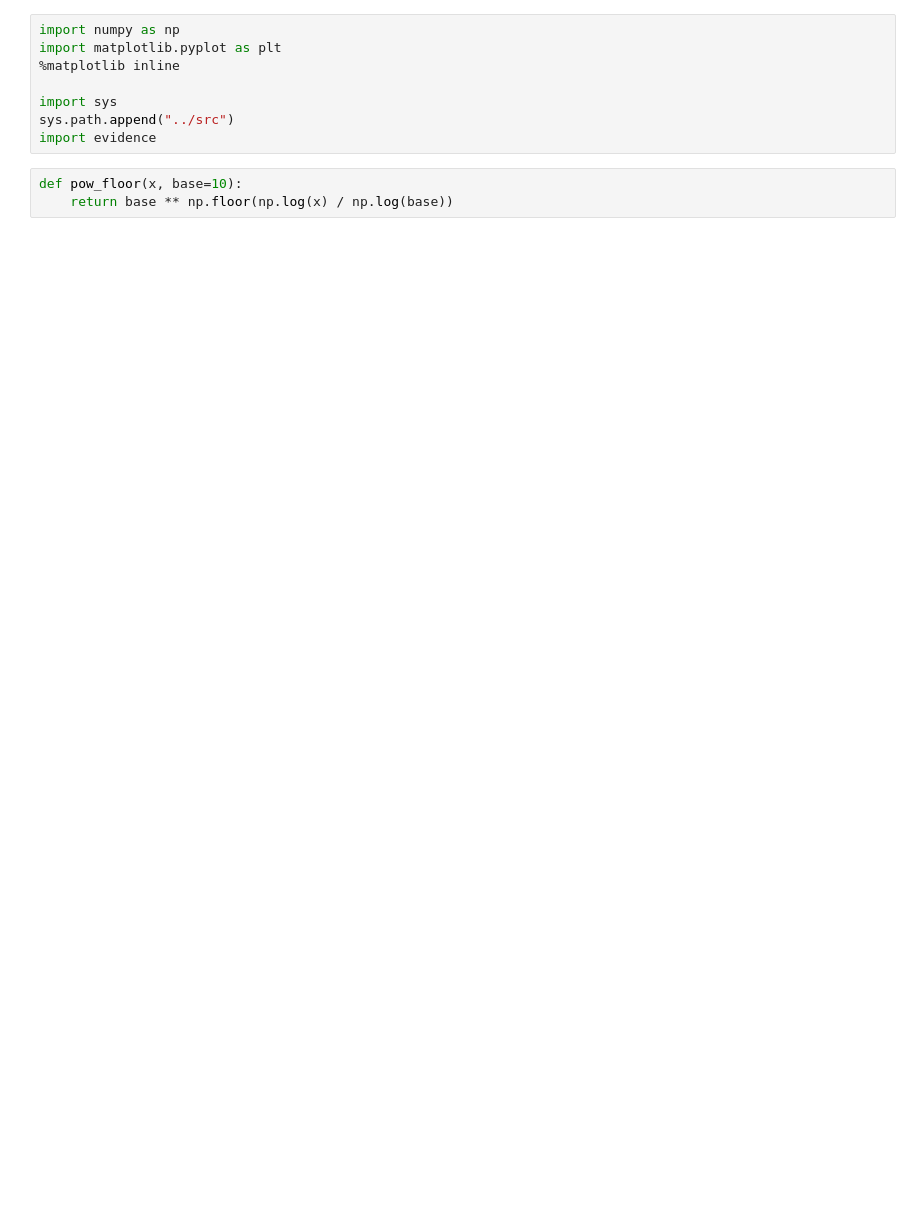
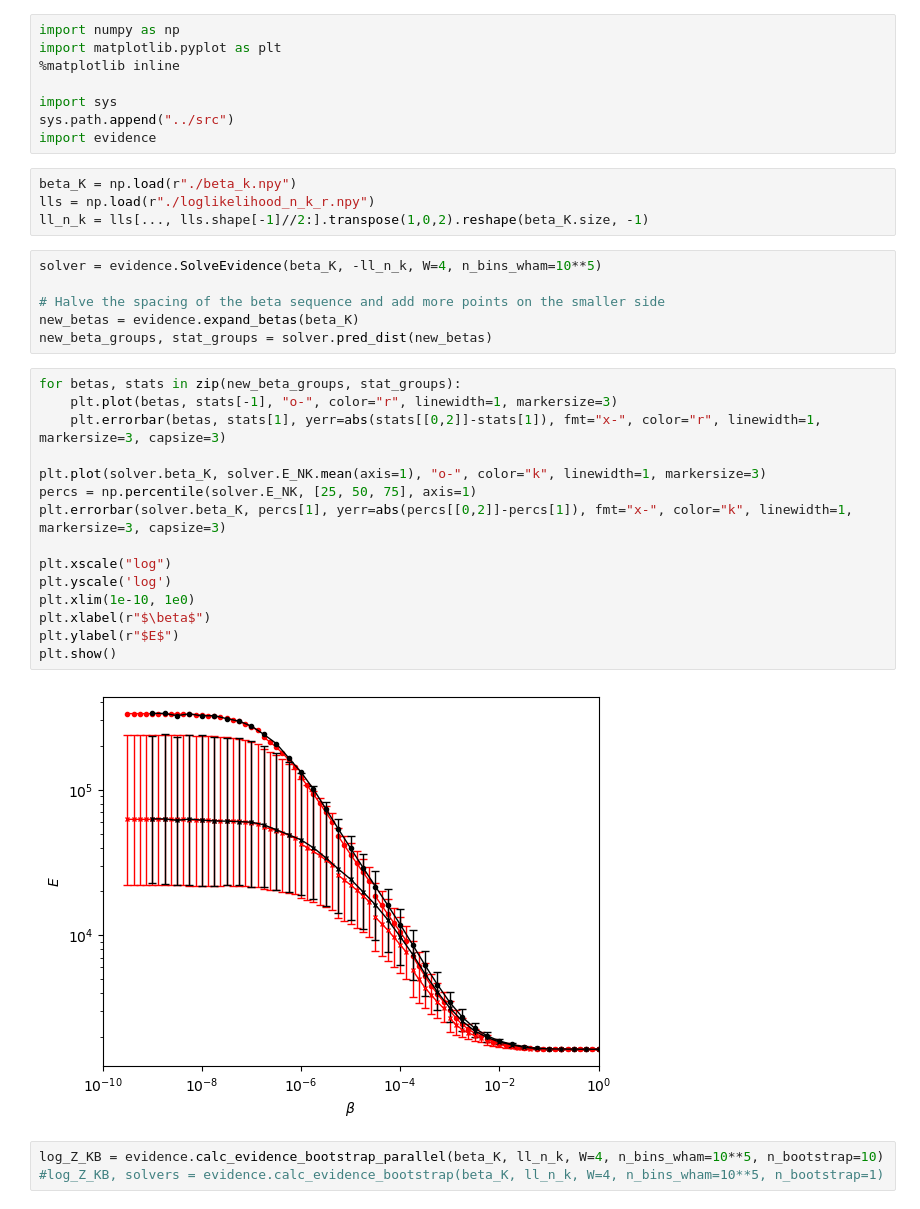
Before and after one commit to Y-Saki26/EvidenceEMC, a Jupyter notebook: example/example.ipynb, the cells around one changed output. Drawn from its saved outputs; the diff is of its cells as text; blank space fills up the shorter version.

```diff
--- a/example/example.ipynb
+++ b/example/example.ipynb
@@ -6,7 +6,34 @@ import matplotlib.pyplot as plt
 import sys
 sys.path.append("../src")
 import evidence
-# %%
-def pow_floor(x, base=10):
-    return base ** np.floor(np.log(x) / np.log(base))
+# %%
+beta_K = np.load(r"./beta_k.npy")
+lls = np.load(r"./loglikelihood_n_k_r.npy")
+ll_n_k = lls[..., lls.shape[-1]//2:].transpose(1,0,2).reshape(beta_K.size, -1)
+# %%
+solver = evidence.SolveEvidence(beta_K, -ll_n_k, W=4, n_bins_wham=10**5)
+
+# Halve the spacing of the beta sequence and add more points on the smaller side
+new_betas = evidence.expand_betas(beta_K)
+new_beta_groups, stat_groups = solver.pred_dist(new_betas)
+# %%
+for betas, stats in zip(new_beta_groups, stat_groups):
+    plt.plot(betas, stats[-1], "o-", color="r", linewidth=1, markersize=3)
+    plt.errorbar(betas, stats[1], yerr=abs(stats[[0,2]]-stats[1]), fmt="x-", color="r", linewidth=1, markersize=3, capsize=3)
+
+plt.plot(solver.beta_K, solver.E_NK.mean(axis=1), "o-", color="k", linewidth=1, markersize=3)
+percs = np.percentile(solver.E_NK, [25, 50, 75], axis=1)
+plt.errorbar(solver.beta_K, percs[1], yerr=abs(percs[[0,2]]-percs[1]), fmt="x-", color="k", linewidth=1, markersize=3, capsize=3)
+
+plt.xscale("log")
+plt.yscale('log')
+plt.xlim(1e-10, 1e0)
+plt.xlabel(r"$\beta$")
+plt.ylabel(r"$E$")
+plt.show()
+# %% [output]
+[figure, added]
+# %%
+log_Z_KB = evidence.calc_evidence_bootstrap_parallel(beta_K, ll_n_k, W=4, n_bins_wham=10**5, n_bootstrap=10)
+#log_Z_KB, solvers = evidence.calc_evidence_bootstrap(beta_K, ll_n_k, W=4, n_bins_wham=10**5, n_bootstrap=1)
 # %%
```
Also changed, not shown: parts of 1 cell of this notebook, 1 other file.
